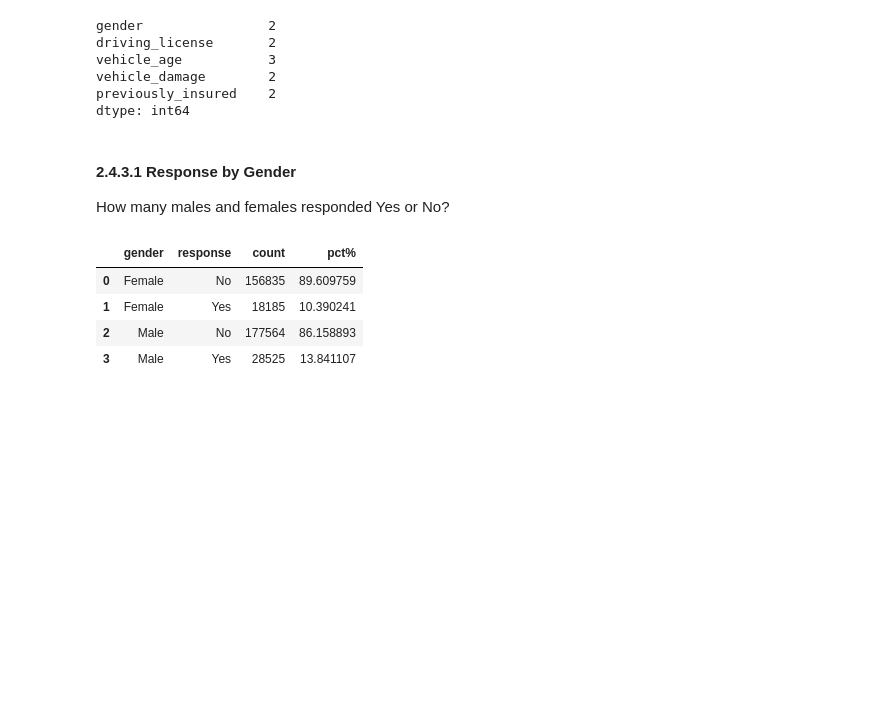
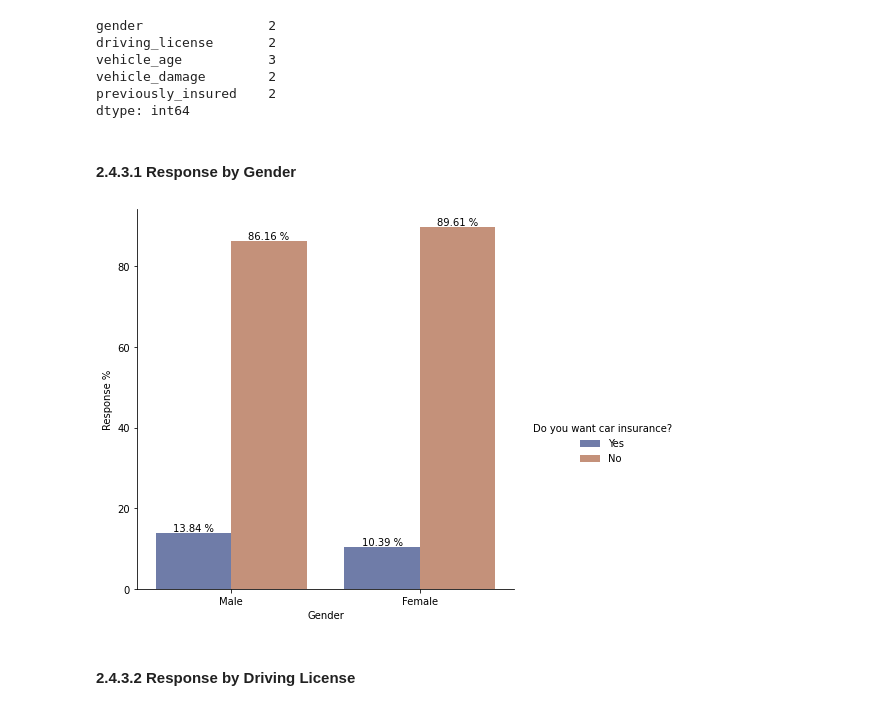
Before and after one commit to joaomj/health_insurance_cross_sell, a Jupyter notebook: health_insurance_cross-sell/notebooks/eda.ipynb, the cells around one changed output. Drawn from its saved outputs; the diff is of its cells as text; code cells hidden in the pictures; blank space fills up the shorter version.

```diff
--- a/health_insurance_cross-sell/notebooks/eda.ipynb
+++ b/health_insurance_cross-sell/notebooks/eda.ipynb
@@ -153,24 +153,43 @@ previously_insured    2
 dtype: int64
 # %% [markdown]
 #### 2.4.3.1 Response by Gender
-How many males and females responded Yes or No?
 # %%
 # splitting dataset by gender and response then counting unique ids within each group
 response_count = df_desc[['id', 'gender', 'response']].groupby(['gender', 'response']).count()
 response_count.columns = ['count']
 response_count = response_count.reset_index(level=['gender', 'response']) # transform gender and response index keys into columns
 
 # replaces 1/0 values by Yes/No
 response_count['response'] = response_count['response'].apply(lambda x: 'Yes' if x == 1 else 'No')
 
 # calculates how many responses as percentage from total responses of each gender
 response_count['pct%'] = 100 * response_count['count'] / (response_count.groupby('gender')['count'].transform('sum'))
 
-response_count
+# draw a nested barplot by response and gender
+g = sns.catplot(
+    data = response_count,
+    kind = 'bar',
+    x = 'gender',
+    y = 'pct%',
+    order = ['Male', 'Female'], # categories plot order
+    hue = 'response',
+    hue_order = ['Yes', 'No'], # bars plot order
+    palette = 'dark',
+    alpha = 0.6,
+    height = 6
+)
+
+# set labels
+g.set_axis_labels("Gender", "Response %")
+#g.legend.set_title("Response")
+sns.move_legend(g, loc='upper left', bbox_to_anchor=(0.90, 0.5), title='Do you want car insurance?')
+
+# plot Y-axis values on top of each bar
+ax = g.facet_axis(0,0)
+for container in ax.containers:
+    ax.bar_label(container, fmt='%.2f %%')
 # %% [output]
-|  | gender | response | count | pct% |
-| 0 | Female | No | 156835 | 89.609759 |
-| 1 | Female | Yes | 18185 | 10.390241 |
-| 2 | Male | No | 177564 | 86.158893 |
-| 3 | Male | Yes | 28525 | 13.841107 |
+[figure, added]
+# %% [markdown]
+#### 2.4.3.2 Response by Driving License
 # %%
```
Also changed, not shown: parts of 7 cells of this notebook.
